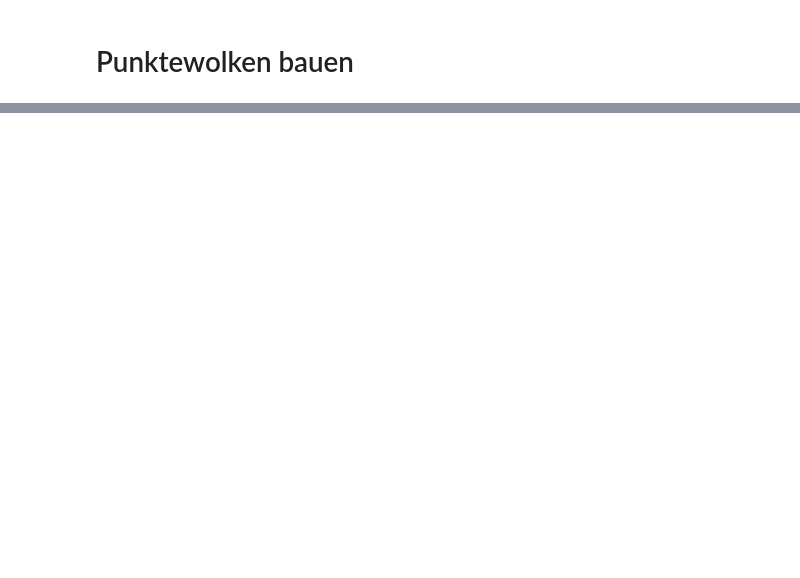
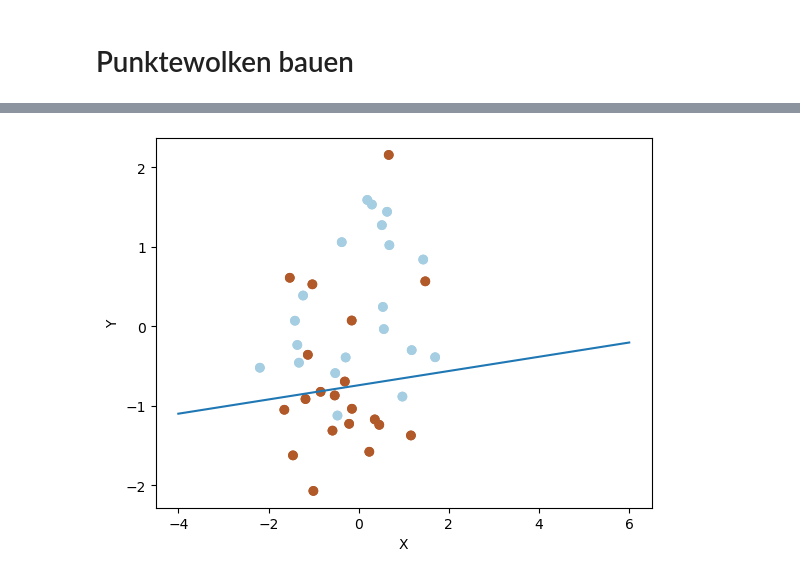
Before and after one commit to Avolord/LabNeuronaleNetze, a Jupyter notebook: ha3/notebook.ipynb, the cells around one changed output, grey strips where cells are left out. Cells and saved outputs as stored; diff of their text form; code cells hidden in the pictures; blank space fills up the shorter version.

```diff
--- a/ha3/notebook.ipynb
+++ b/ha3/notebook.ipynb
@@ -209,0 +129,25 @@ plot_decision_boundry(p2)
+# %%
+#create a dataset with not clearly separable classes
+c11 = 0
+c12 = 0.5
+c21 = 0
+c22 = -0.5
+
+s1 = np.random.randn(20, 2) + [c11, c12]
+s2 = np.random.randn(20, 2) + [c21, c22]
+
+X = np.r_[s1, s2]
+Y = [-1] * 20 + [1] * 20
+plt.scatter(X[:, 0], X[:, 1], c=Y, cmap=plt.cm.Paired)
+
+# create a dataset from the numpy arrays
+dataset = PointCloudDataset(X, Y)
+
+# create a data loader from the dataset
+data_loader = torch.utils.data.DataLoader(dataset, batch_size=10, shuffle=True)
+
+model2 = LogReg(2, 1)
+
+train_model(model2, data_loader, n_epochs = 100)
+plot_decision_boundry(model2, X, Y)
+# %% [output]
@@ -209,0 +155 @@ plot_decision_boundry(p2)
+[figure, added]
```
Also changed, not shown: parts of 32 cells of this notebook.
